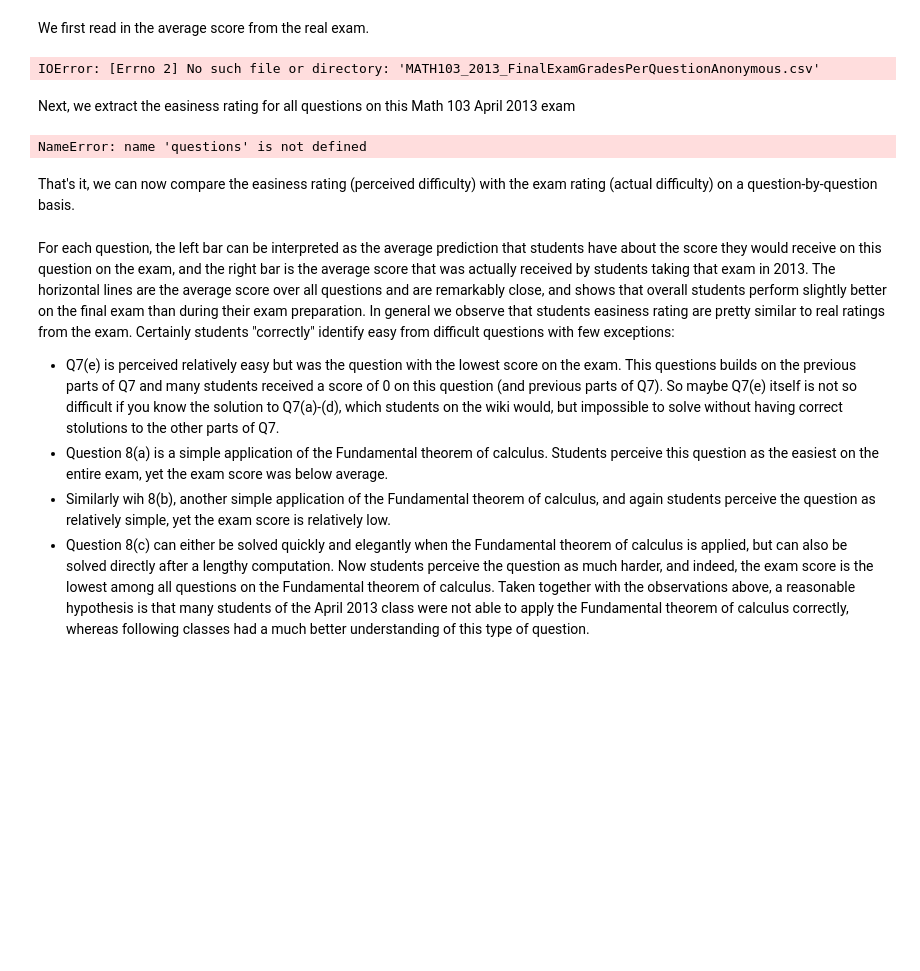
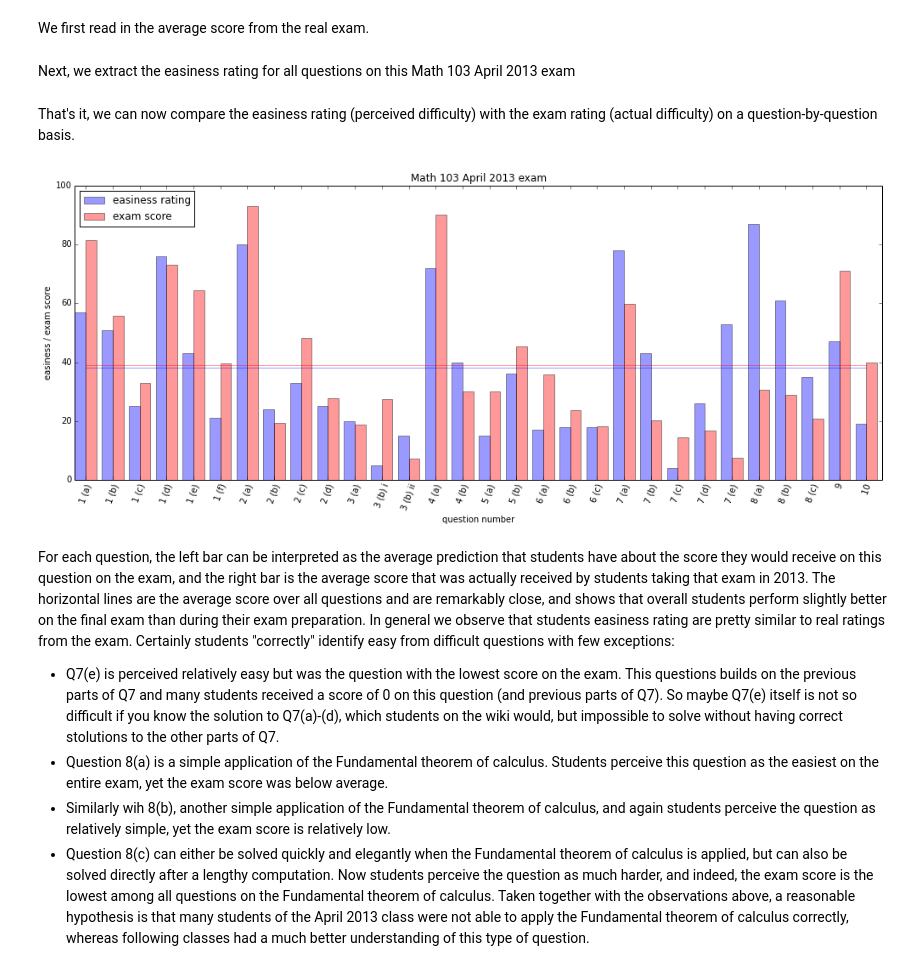
Before and after one commit to MathEducationResources/google-analytics, a Jupyter notebook: Correlation_avg_time_spent_to_avg_rating_to_exam_score.ipynb, the cells around one changed output. Saved outputs shown, nothing was run; the diff lists cells and outputs as text; code cells hidden in the pictures; blank space fills up the shorter version.

```diff
--- a/Correlation_avg_time_spent_to_avg_rating_to_exam_score.ipynb
+++ b/Correlation_avg_time_spent_to_avg_rating_to_exam_score.ipynb
@@ -118,7 +119,7 @@ def rename(x):
     if len(x) > 12:
         return x[:11] + '_(' + x[11] + ')_' + x[12:]
 
-with open('MATH103_2013_FinalExamGradesPerQuestionAnonymous.csv', 'r') as data:
+with open(os.path.join('raw_data','MATH103_2013_FinalExamGradesPerQuestionAnonymous.csv'), 'r') as data:
     for line in data:
         if 'Q' == line[0]:
             questions = [rename(q) for q in line.split(',')[1:]]
@@ -127,8 +128,6 @@ with open('MATH103_2013_FinalExamGradesPerQuestionAnonymous.csv', 'r') as data:
         else:
             scores = [float(s.strip()) for s in line.split(',')[1:]]
     assert len(questions) == len(scores)
-# %% [output]
-IOError: [Errno 2] No such file or directory: 'MATH103_2013_FinalExamGradesPerQuestionAnonymous.csv'
 # %% [markdown]
 Next, we extract the easiness rating for all questions on this Math 103 April 2013 exam
 # %%
@@ -143,36 +142,36 @@ for num, q in enumerate(questions):
 
 exam_ratings = np.asarray(exam_ratings)
 exam_scores = np.asarray(exam_scores)
-# %% [output]
-NameError: name 'questions' is not defined
 # %% [markdown]
 That's it, we can now compare the easiness rating (perceived difficulty) with the exam rating (actual difficulty) on a question-by-question basis.
 # %%
 bar_width = 0.4
 index = np.arange(len(exam_ratings))
 alpha = 0.4
 
 plt.figure(figsize(14,6))
 plt.bar(index, exam_ratings, bar_width,
         alpha = alpha,
         color='b',
-        label='easiness')
+        label='easiness rating')
 
 plt.bar(index + bar_width, exam_scores, bar_width,
         alpha = alpha,
         color='r',
-        label='exam')
+        label='exam score')
 
 plt.plot(index+bar_width, [np.mean(exam_ratings) for x in index], 'b', alpha=alpha)
 plt.plot(index+bar_width, [np.mean(exam_scores) for x in index], 'r', alpha=alpha)
 plt.legend(loc='upper left')
 plt.xticks(index+bar_width, [q.replace('Question','').replace('_0','').replace('_',' ') for q in questions])
 plt.xticks(rotation=70)
 plt.xlabel('question number')
 plt.ylabel('easiness / exam score')
 plt.title('Math 103 April 2013 exam')
 plt.tight_layout()
 plt.show()
+# %% [output]
+[figure, added]
 # %% [markdown]
 For each question, the left bar can be interpreted as the average prediction that students have about the score they would receive on this question on the exam, and the right bar is the average score that was actually received by students taking that exam in 2013. The horizontal lines are the average score over all questions and are remarkably close, and shows that overall students perform slightly better on the final exam than during their exam preparation. In general we observe that students easiness rating are pretty similar to real ratings from the exam. Certainly students "correctly" identify easy from difficult questions with few exceptions:
 * Q7(e) is perceived relatively easy but was the question with the lowest score on the exam. This questions builds on the previous parts of Q7 and many students received a score of 0 on this question (and previous parts of Q7). So maybe Q7(e) itself is not so difficult if you know the solution to Q7(a)-(d), which students on the wiki would, but impossible to solve without having correct stolutions to the other parts of Q7.
```
Also changed, not shown: parts of 2 cells of this notebook, 2 other files.
